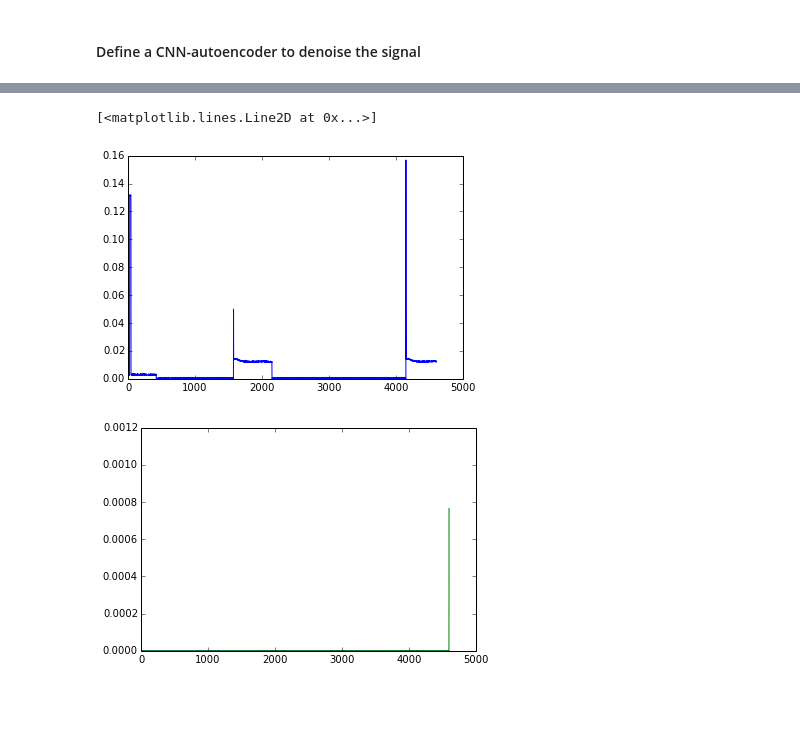
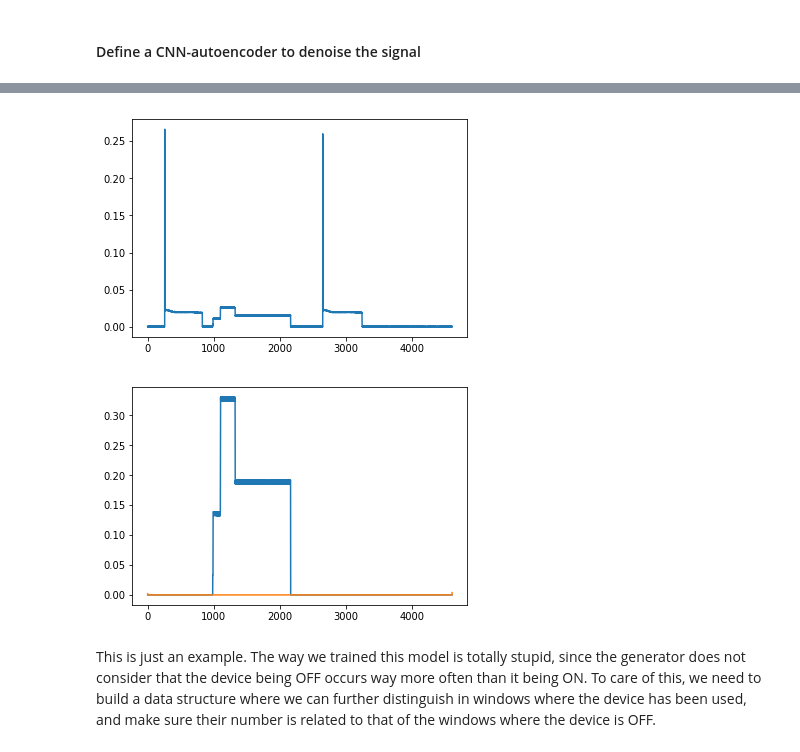
Before and after one commit to pilillo/ts-notebooks, a Jupyter notebook: denoising_autoencoders.ipynb, the cells around one changed output, grey strips where cells are left out. Drawn from its saved outputs; the diff is of its cells as text; code cells hidden in the pictures; blank space fills up the shorter version.

```diff
--- a/denoising_autoencoders.ipynb
+++ b/denoising_autoencoders.ipynb
@@ -455,7 +564,7 @@ for i, t in enumerate(templates):
 # %% [markdown]
 #### Normalizing the dataset
 # %%
-dev_id = 1
+dev_id = 0
 
 x = processor.get_aggregated_signal()
 y = processor.get_disaggregated_signal(devices[i])
@@ -534,2 +643,4 @@ print nilm_window_size
 4600
+# %%
+use_windowize = False
 # %%
@@ -668,0 +793,16 @@ plt.plot(range(len(y_train__[0])), y_train__[0])
+# %%
+if use_windowize:
+    print len(x_train__[0])
+    print len(y_train__[0])
+    plt.plot(range(len(x_train__[0])), x_train__[0])
+    plt.subplot()
+    plt.plot(range(len(y_train__[0])), y_train__[0])
+else:
+    np.random.seed(seed)
+    bg = batch_generator(x_train, y_train, batch_size, nilm_window_size, debug=False)
+    x,y = bg.next()
+    print "x.shape", x.shape
+    print "y.shape", y.shape
+    plt.plot(range(nilm_window_size), x[0])
+    plt.subplot()
+    plt.plot(range(nilm_window_size), y[0])
@@ -669,17 +813,31 @@ plt.plot(range(len(y_train__[0])), y_train__[0])
 # %%
-# example prediction on the noisy input signal
-decoded = nilm_autoencoder.predict(
-    np.reshape(x_train__[0], (1, nilm_window_size, 1))
-)
+if use_windowize:
+    # example prediction on the noisy input signal
+    decoded = nilm_autoencoder.predict(
+        np.reshape(x_train__[0], (1, nilm_window_size, 1))
+    )
 
-# scale up to the max power registered for the device
-print decoded * max_t[dev_id]
-decoded.shape
+    # scale up to the max power registered for the device
+    print decoded * max_t[dev_id]
+    decoded.shape
 
-dec_y = np.reshape(decoded, nilm_window_size)
+    dec_y = np.reshape(decoded, nilm_window_size)
 
-plt.plot(x_train__[0])
-plt.figure()
-plt.plot(y_train__[0])
-plt.plot(dec_y)
+    plt.plot(x_train__[0])
+    plt.figure()
+    plt.plot(y_train__[0])
+    plt.plot(dec_y)
+else:
+    decoded = nilm_autoencoder.predict(
+        np.reshape(x[0], (1, nilm_window_size, 1))
+    )
+    print decoded * amplitude
+    decoded.shape
+    dec_y = np.reshape(decoded, nilm_window_size)
+    print decoded
+    print dec_y
+    plt.plot(x[0])
+    plt.figure()
+    plt.plot(y[0])
+    plt.plot(dec_y)
 # %% [output]
@@ -693,4 +860,5 @@ plt.plot(dec_y)
-[<matplotlib.lines.Line2D at 0x...>]
-[figure, old version]
+[figure, new version]
-[figure, old version]
+[figure, new version]
+# %% [markdown]
+This is just an example. The way we trained this model is totally stupid, since the generator does not consider that the device being OFF occurs way more often than it being ON. To care of this, we need to build a data structure where we can further distinguish in windows where the device has been used, and make sure their number is related to that of the windows where the device is OFF.
 # %%
```
Also changed, not shown: parts of 51 cells of this notebook, 1 other file.
